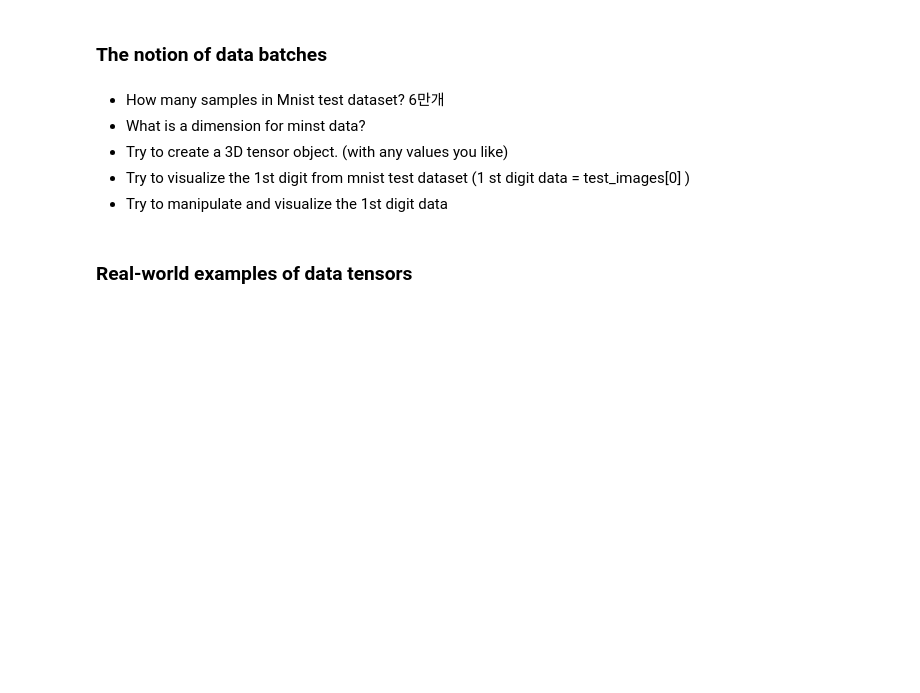
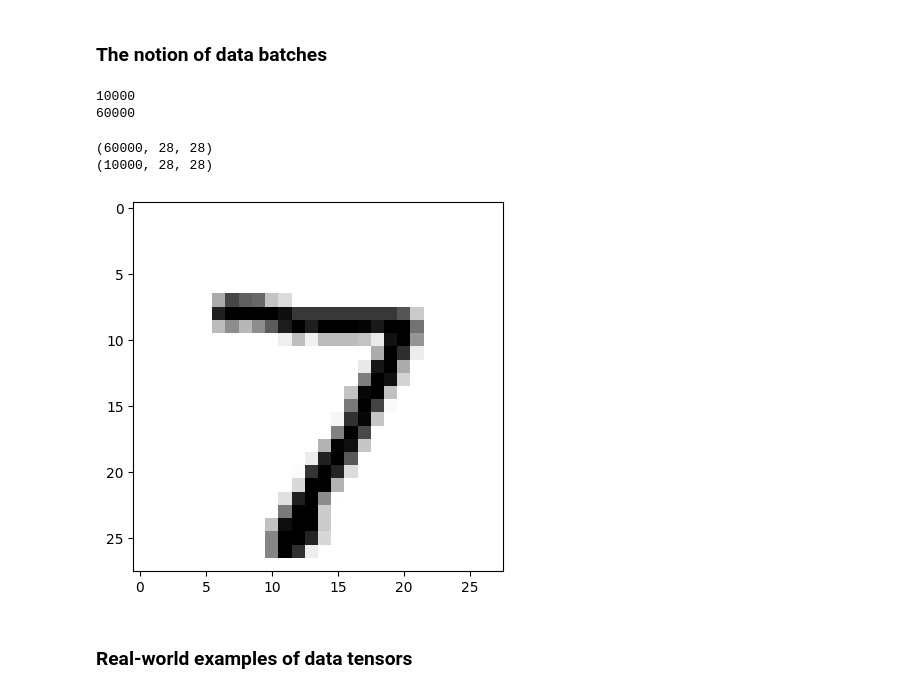
Before and after one commit to seohyun34/test, a Jupyter notebook: chapter02_mathematical_building_blocks_i.ipynb, the cells around one changed output. Drawn from its saved outputs; the diff is of its cells as text; code cells hidden in the pictures; blank space fills up the shorter version.

```diff
--- a/chapter02_mathematical_building_blocks_i.ipynb
+++ b/chapter02_mathematical_building_blocks_i.ipynb
@@ -279,10 +275,17 @@ batch = train_images[128:256]
 # %%
 n = 3
 batch = train_images[128 * n:128 * (n + 1)]
-# %% [markdown]
-- How many samples in Mnist test dataset? 6만개
-- What is a dimension for minst data?
-- Try to create a 3D tensor object. (with any values you like)
-- Try to visualize the 1st digit from mnist test dataset (1
-st digit data = test_images[0] )
-- Try to manipulate and visualize the 1st digit data
+# %%
+# 1. How many samples in Mnist test dataset?
+print(len(test_images))  # 10000
+print(len(train_images))
+# %% [output]
+10000
+60000
+# %%
+# 2. What is a dimension for minst data?
+print(train_images.shape)  # (60000, 28, 28)
+print(test_images.shape)   # (10000, 28, 28)
+# %% [output]
+(60000, 28, 28)
+(10000, 28, 28)
@@ -288,0 +299,8 @@ st digit data = test_images[0] )
+# %%
+# 4. Try to visualize the 1st digit from mnist test dataset (1 st digit data = test_images[0] )
+import matplotlib.pyplot as plt
+digit = test_images[0]
+plt.imshow(digit, cmap=plt.cm.binary)
+plt.show()
+# %% [output]
+[figure, added]
```
Also changed, not shown: parts of 12 cells of this notebook.
